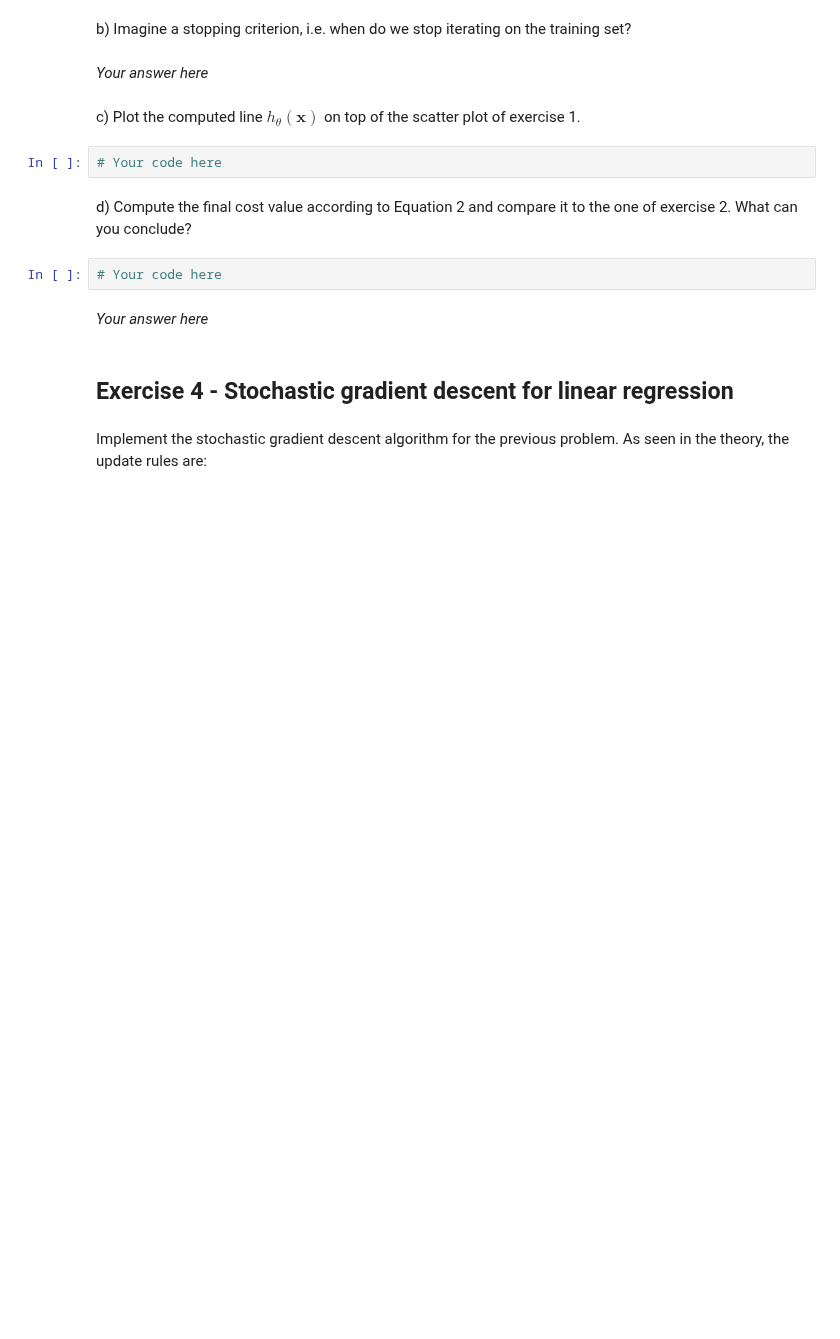
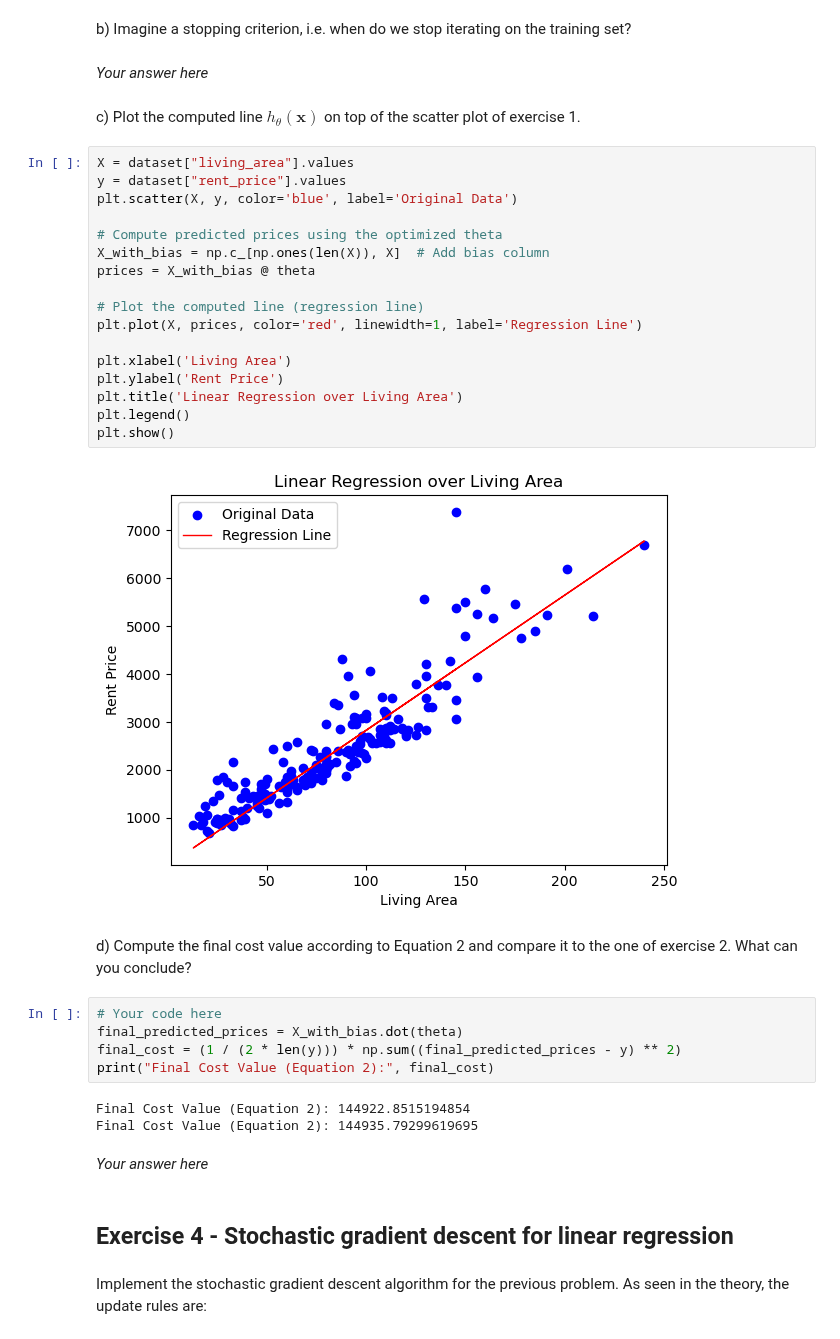
Before and after one commit to evarayHEIG/machle_labs, a Jupyter notebook: pw4/pw4-linear-regression-stud.ipynb, the cells around one changed output. Saved outputs shown, nothing was run; the diff lists cells and outputs as text; blank space fills up the shorter version.

```diff
--- a/pw4/pw4-linear-regression-stud.ipynb
+++ b/pw4/pw4-linear-regression-stud.ipynb
@@ -108,11 +152,34 @@ _Your answer here_
 # %% [markdown]
 c) Plot the computed line $h_{\theta}(\mathbf{x})$ on top of the scatter plot of exercise 1.
 # %%
-# Your code here
+X = dataset["living_area"].values
+y = dataset["rent_price"].values
+plt.scatter(X, y, color='blue', label='Original Data')
+
+# Compute predicted prices using the optimized theta
+X_with_bias = np.c_[np.ones(len(X)), X]  # Add bias column
+prices = X_with_bias @ theta
+
+# Plot the computed line (regression line)
+plt.plot(X, prices, color='red', linewidth=1, label='Regression Line')
+
+plt.xlabel('Living Area')
+plt.ylabel('Rent Price')
+plt.title('Linear Regression over Living Area')
+plt.legend()
+plt.show()
+# %% [output]
+[figure, added]
 # %% [markdown]
 d) Compute the final cost value according to Equation 2 and compare it to the one of exercise 2. What can you conclude?
 # %%
 # Your code here
+final_predicted_prices = X_with_bias.dot(theta)
+final_cost = (1 / (2 * len(y))) * np.sum((final_predicted_prices - y) ** 2)
+print("Final Cost Value (Equation 2):", final_cost)
+# %% [output]
+Final Cost Value (Equation 2): 144922.8515194854
+Final Cost Value (Equation 2): 144935.79299619695
 # %% [markdown]
 _Your answer here_
 # %% [markdown]
```
Also changed, not shown: parts of 8 cells of this notebook.
